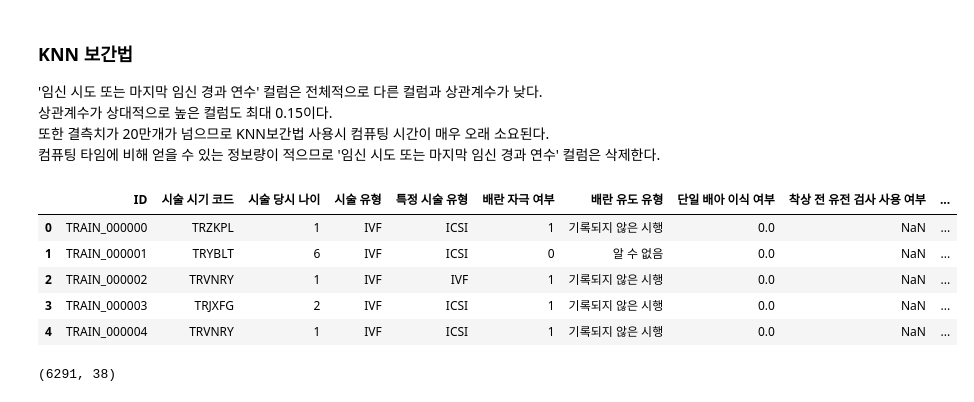
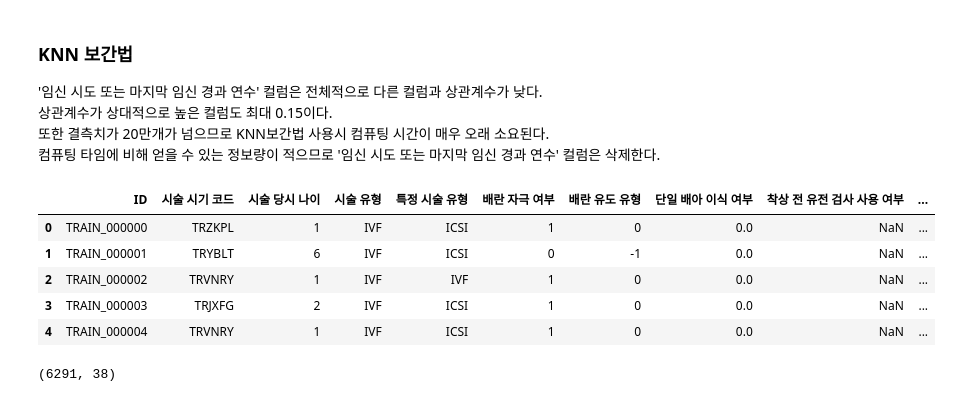
Before and after one commit to geabal/LGAimers-06-2, a Jupyter notebook: src/Data Pre-processing2.ipynb, the cells around one changed output. Drawn from its saved outputs; the diff is of its cells as text; code cells hidden in the pictures.

```diff
--- a/src/Data Pre-processing2.ipynb
+++ b/src/Data Pre-processing2.ipynb
@@ -69,0 +203,3 @@ df1 = tonum(df)
+# %%
+df2 = onehot(df1)
+df2.head()
@@ -223,8 +367,6 @@ def getCellAge(df):
     tmp = deepcopy(df)
     tmp['난자 나이'] = -1
     tmp['정자 나이'] = -1
-    tmp['기증 난자 사용 여부'] = 1
-    tmp['기증 정자 사용 여부'] = 1
 
     rows = tmp.values.tolist()
     cols = tmp.columns.tolist()
@@ -233,8 +375,8 @@ def getCellAge(df):
     donorAgeCol2 =cols.index('정자 기증자 나이')
     eggAgeCol =cols.index('난자 나이')
     spermAgeCol =cols.index('정자 나이')
-    isDonatedEggCol = cols.index('기증 난자 사용 여부')
-    isDonatedSpermCol = cols.index('기증 정자 사용 여부')
+    eggRefCol = cols.index('난자 출처')
+    spermRefCol = cols.index('정자 출처')
 
 
     for i in range(len(rows)):
@@ -251,7 +393,6 @@ def getCellAge(df):
             rows[i][eggAgeCol] = 5
         else:
             rows[i][eggAgeCol] = age
-            rows[i][isDonatedEggCol] = 0
 
         #정자 나이 입력
         if spermAge == '20' or spermAge == '21' or spermAge == '26' or spermAge == '31':
@@ -261,18 +402,34 @@ def getCellAge(df):
         elif spermAge == '41':
             rows[i][spermAgeCol] = 5
         else:
-            rows[i][isDonatedSpermCol] = 0
             if age == 1 or age == 6:
                 rows[i][spermAgeCol] = age
             else:
                 rows[i][spermAgeCol] = age + 1
 
+        #난자/정자 출처 숫자 인코딩
+        if rows[i][eggRefCol] == '알 수 없음':
+            rows[i][eggRefCol] = -1
+        elif rows[i][eggRefCol] == '본인 제공':
+            rows[i][eggRefCol] = 0
+        elif rows[i][eggRefCol] == '기증 제공':
+            rows[i][eggRefCol] = 1
+
+        #정자 출처 숫자 인코딩
+        if rows[i][spermRefCol] == '미할당':
+            rows[i][spermRefCol] = -1
+        elif rows[i][spermRefCol] == '본인 제공':
+            rows[i][spermRefCol] = 0
+        elif rows[i][spermRefCol] == '기증 제공':
+            rows[i][spermRefCol] = 1
+        elif rows[i][spermRefCol] == '배우자 및 기증 제공':
+            rows[i][spermRefCol] = 2
     res = pd.DataFrame(columns = cols, data = rows)
-    res = res.drop(columns=[ '난자 출처', '정자 출처', '난자 기증자 나이', '정자 기증자 나이' ])
+    res = res.drop(columns=['난자 기증자 나이', '정자 기증자 나이' ])
 
     return res
 # %%
-df2 = getCellAge(df1)
-df2.head()
+df3 = getCellAge(df2)
+df3.head()
 # %% [output]
 |  | ID | 시술 시기 코드 | 시술 당시 나이 | 임신 시도 또는 마지막 임신 경과 연수 | 시술 유형 | 특정 시술 유형 | 배란 자극 여부 | 배란 유도 유형 | 단일 배아 이식 여부 | ... |
@@ -288,10 +445,3 @@ df2.head()
 - <span style="color:red">시술 유형 별로 데이터 분리하지 않음. DI 시술에서 사용하지 않는 컬럼의 값은 모두 -1로 인코딩한다.</span>
 - PGD, PGS 검사 결측치: 모두 0으로 대치
 - '~ 경과일' 컬럼: 해당 컬럼을 제거하고 '~ 시술 여부' 컬럼 추가. '~ 경과일' 컬럼이 NaN인 경우 0, 그렇지 않은 경우 1로 기록
-# %%
-#KNN 보간법
-#상관관계 확인
-tmp = df2[df2['임신 시도 또는 마지막 임신 경과 연수'] == df2['임신 시도 또는 마지막 임신 경과 연수']]
-crr = tmp.corr(method='pearson')['임신 시도 또는 마지막 임신 경과 연수']
-pd.set_option('display.max_rows', None)
-print(crr)
@@ -321,13 +453,13 @@ Name: 임신 시도 또는 마지막 임신 경과 연수, dtype: float64
 또한 결측치가 20만개가 넘으므로 KNN보간법 사용시 컴퓨팅 시간이 매우 오래 소요된다.
 컴퓨팅 타임에 비해 얻을 수 있는 정보량이 적으므로 '임신 시도 또는 마지막 임신 경과 연수' 컬럼은 삭제한다.
 # %%
-df2 = df2.drop(columns = ['임신 시도 또는 마지막 임신 경과 연수'])
-df2.head()
+df3 = df3.drop(columns = ['임신 시도 또는 마지막 임신 경과 연수'])
+df3.head()
 # %% [output]
 |  | ID | 시술 시기 코드 | 시술 당시 나이 | 시술 유형 | 특정 시술 유형 | 배란 자극 여부 | 배란 유도 유형 | 단일 배아 이식 여부 | 착상 전 유전 검사 사용 여부 | ... |
-| 0 | TRAIN_000000 | TRZKPL | 1 | IVF | ICSI | 1 | 기록되지 않은 시행 | 0.0 | NaN | ... |
-| 1 | TRAIN_000001 | TRYBLT | 6 | IVF | ICSI | 0 | 알 수 없음 | 0.0 | NaN | ... |
-| 2 | TRAIN_000002 | TRVNRY | 1 | IVF | IVF | 1 | 기록되지 않은 시행 | 0.0 | NaN | ... |
-| 3 | TRAIN_000003 | TRJXFG | 2 | IVF | ICSI | 1 | 기록되지 않은 시행 | 0.0 | NaN | ... |
-| 4 | TRAIN_000004 | TRVNRY | 1 | IVF | ICSI | 1 | 기록되지 않은 시행 | 0.0 | NaN | ... |
+| 0 | TRAIN_000000 | TRZKPL | 1 | IVF | ICSI | 1 | 0 | 0.0 | NaN | ... |
+| 1 | TRAIN_000001 | TRYBLT | 6 | IVF | ICSI | 0 | -1 | 0.0 | NaN | ... |
+| 2 | TRAIN_000002 | TRVNRY | 1 | IVF | IVF | 1 | 0 | 0.0 | NaN | ... |
+| 3 | TRAIN_000003 | TRJXFG | 2 | IVF | ICSI | 1 | 0 | 0.0 | NaN | ... |
+| 4 | TRAIN_000004 | TRVNRY | 1 | IVF | ICSI | 1 | 0 | 0.0 | NaN | ... |
 # %%
```
Also changed, not shown: parts of 12 cells of this notebook.
